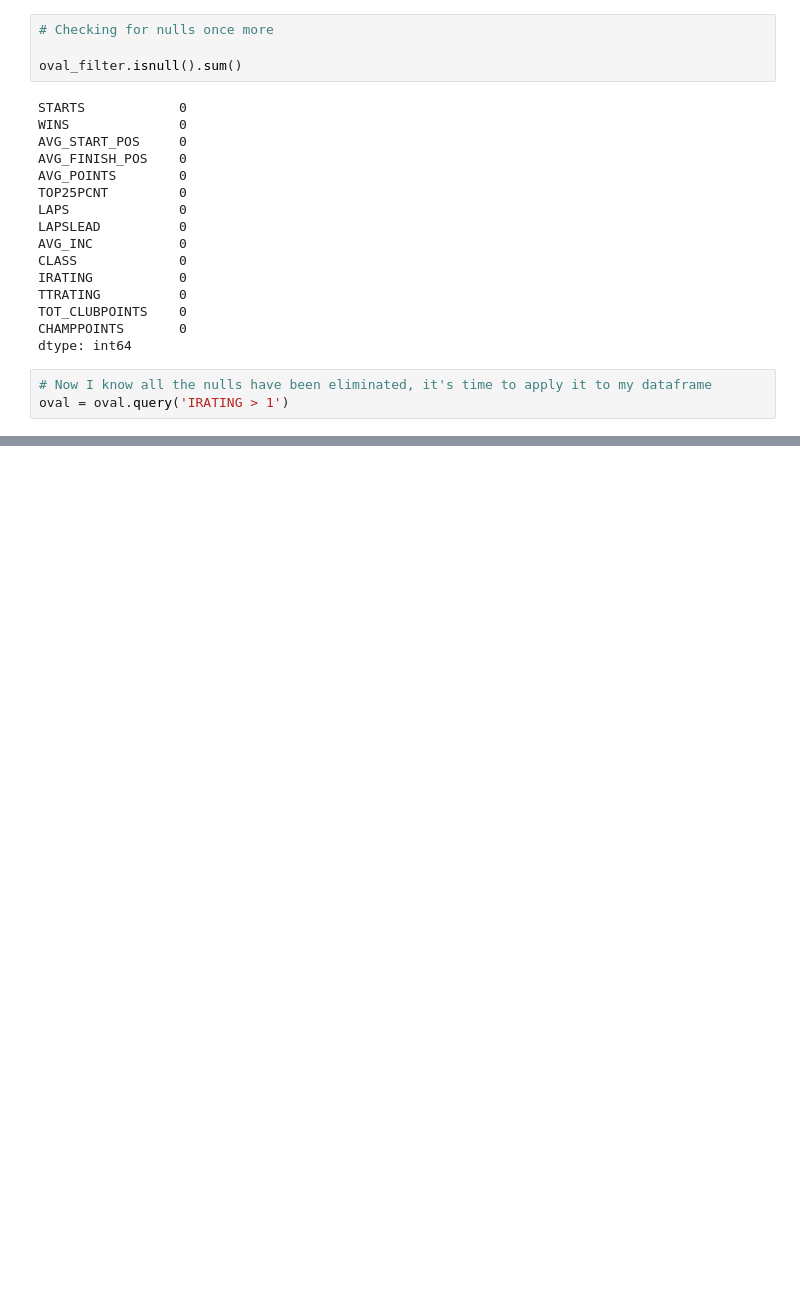
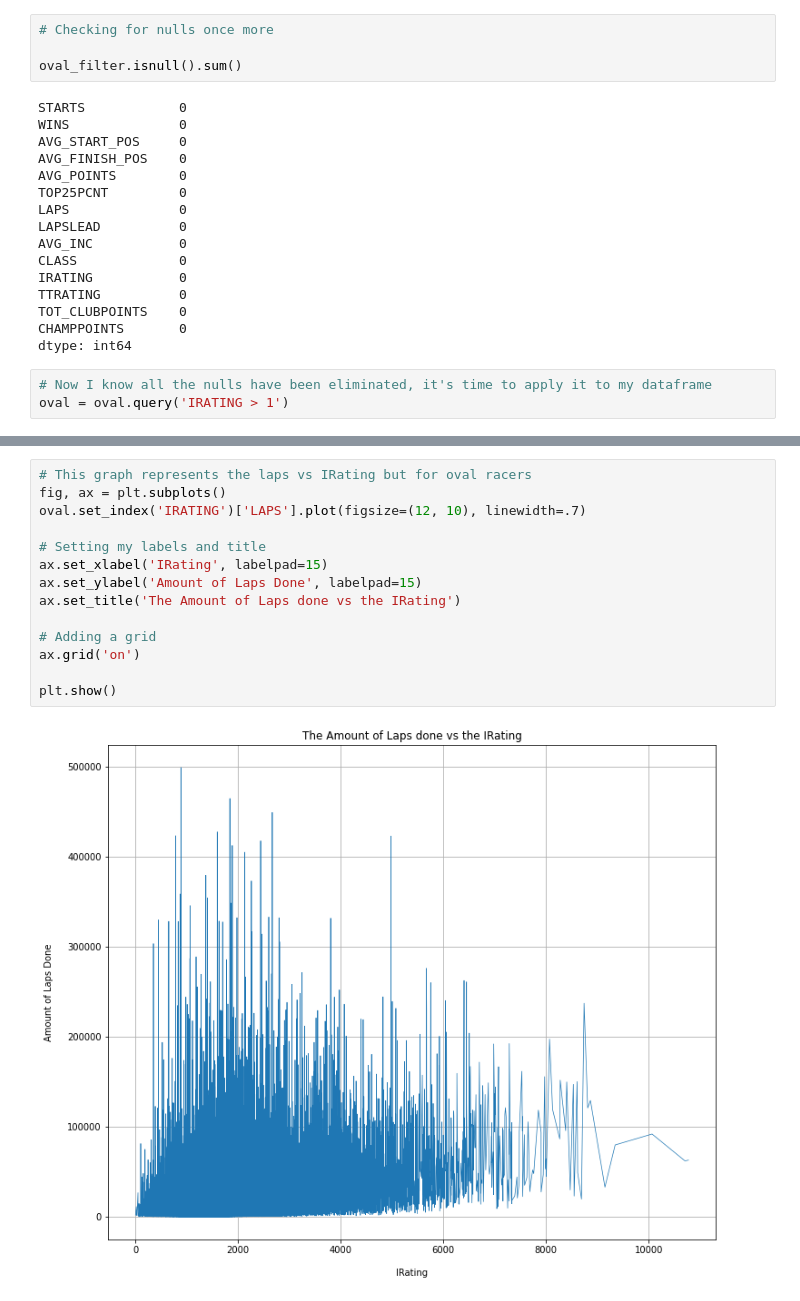
Before and after one commit to OhOmah/Unit-1-Build-Sprint-Exploratory-Data-Analysis, a Jupyter notebook: Build_Week_Omar_Zaffar_DS18.ipynb, the cells around one changed output, grey strips where cells are left out. Drawn from its saved outputs; the diff is of its cells as text; blank space fills up the shorter version.

```diff
--- a/Build_Week_Omar_Zaffar_DS18.ipynb
+++ b/Build_Week_Omar_Zaffar_DS18.ipynb
@@ -319,0 +358,16 @@ plt.show()
+# %%
+# This graph represents the laps vs IRating but for oval racers
+fig, ax = plt.subplots()
+oval.set_index('IRATING')['LAPS'].plot(figsize=(12, 10), linewidth=.7)
+
+# Setting my labels and title
+ax.set_xlabel('IRating', labelpad=15)
+ax.set_ylabel('Amount of Laps Done', labelpad=15)
+ax.set_title('The Amount of Laps done vs the IRating')
+
+# Adding a grid
+ax.grid('on')
+
+plt.show()
+# %% [output]
+[figure, added]
```
Also changed, not shown: parts of 5 cells of this notebook.
